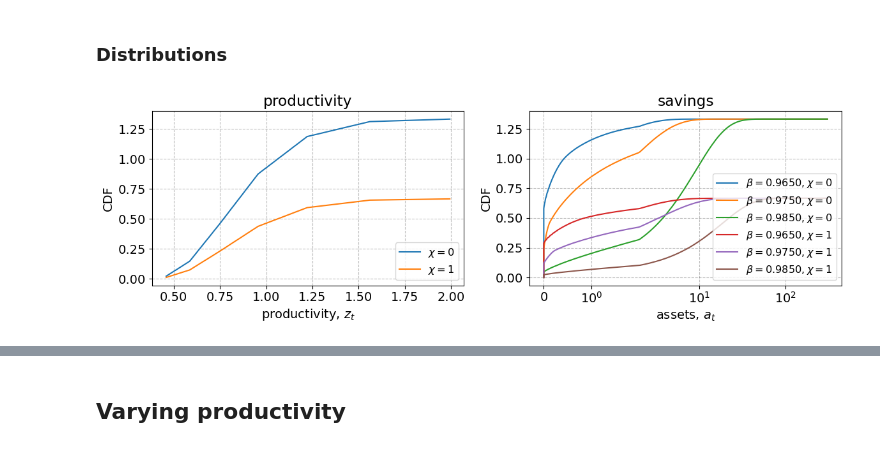
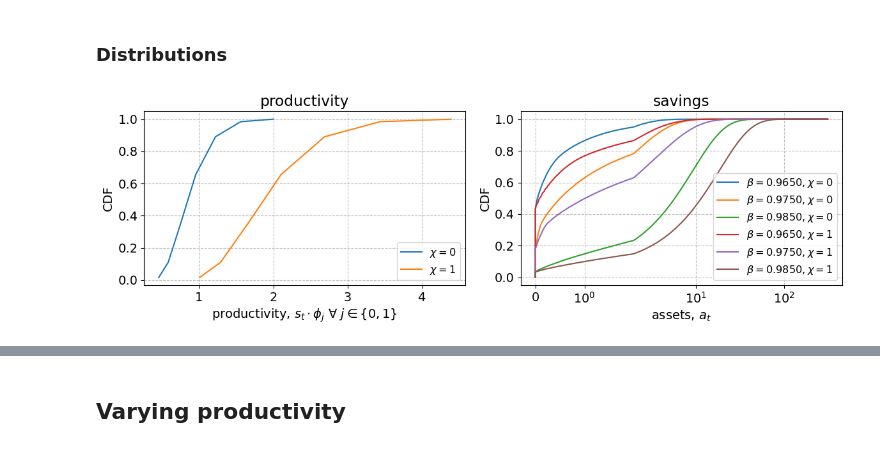
Before and after one commit to JohanOelgaard/AdvMacroHetAgent, a Jupyter notebook: Assignment I/HANCAssignment.ipynb, the cells around one changed output, grey strips where cells are left out. Drawn from its saved outputs; the diff is of its cells as text; code cells hidden in the pictures.

```diff
--- a/Assignment I/HANCAssignment.ipynb
+++ b/Assignment I/HANCAssignment.ipynb
@@ -174,29 +168,34 @@ for i_beta,beta in enumerate(par.beta_grid[:len(par.beta_grid)]):
 # %%
 fig = plt.figure(figsize=(12,4),dpi=100)
 
 # a. income
 ax = fig.add_subplot(1,2,1)
 ax.set_title('productivity')
 for i_beta,beta in enumerate(par.beta_grid):
     if i_beta in [1,2,4,5]:
         continue
-    ax.plot(par.z_grid,np.cumsum(np.sum(ss.D[i_beta],axis=1))*par.Nfix,label=f'$\\chi = {par.eta1_grid[i_beta]:.0f}$')
-ax.set_xlabel('productivity, $z_{t}$')
+    elif i_beta in [0]:
+        cumsum = np.cumsum(np.sum(ss.D[i_beta],axis=1))
+        ax.plot(par.z_grid*ss.phi0, cumsum/cumsum[-1], label=f'$\\chi = {par.eta1_grid[i_beta]:.0f}$')
+    else:
+        cumsum = np.cumsum(np.sum(ss.D[i_beta],axis=1))
+        ax.plot(par.z_grid*ss.phi1, cumsum/cumsum[-1], label=f'$\\chi = {par.eta1_grid[i_beta]:.0f}$')
+ax.set_xlabel('productivity, $s_{t} \cdot \phi_{j} \ \\forall \ j\in \{0,1\}$')
 ax.set_ylabel('CDF')
 ax.legend(loc = 'lower right', fontsize = 'small')
 
 # b. assets
 ax = fig.add_subplot(1,2,2)
 ax.set_title('savings')
 for i_beta in range(par.Nfix):
-    ax.plot(np.insert(par.a_grid,0,par.a_grid[0]),np.insert(np.cumsum(np.sum(ss.D[i_beta],axis=0)),0,0.0)*par.Nfix,label=f'$\\beta = {par.beta_grid[i_beta]:.4f}, \\chi = {par.eta1_grid[i_beta]:.0f}$')
+    cumsum = np.cumsum(np.sum(ss.D[i_beta],axis=0))
+    ax.plot(np.insert(par.a_grid,0,par.a_grid[0]), np.insert(cumsum/cumsum[-1],0,0.0), label=f'$\\beta = {par.beta_grid[i_beta]:.4f}, \\chi = {par.eta1_grid[i_beta]:.0f}$')
 ax.set_xlabel('assets, $a_{t}$')
 ax.set_ylabel('CDF')
 ax.set_xscale('symlog')
 ax.legend(loc = 'lower right', fontsize = 'small')
 
-
 fig.tight_layout()
-fig.savefig(f'figs/asset_dist.png')
+fig.savefig(f'figs/prod+asset_dist.png')
 # %% [output]
-[figure, old version]
+[figure, new version]
```
Also changed, not shown: parts of 17 cells of this notebook, 7 other files.
